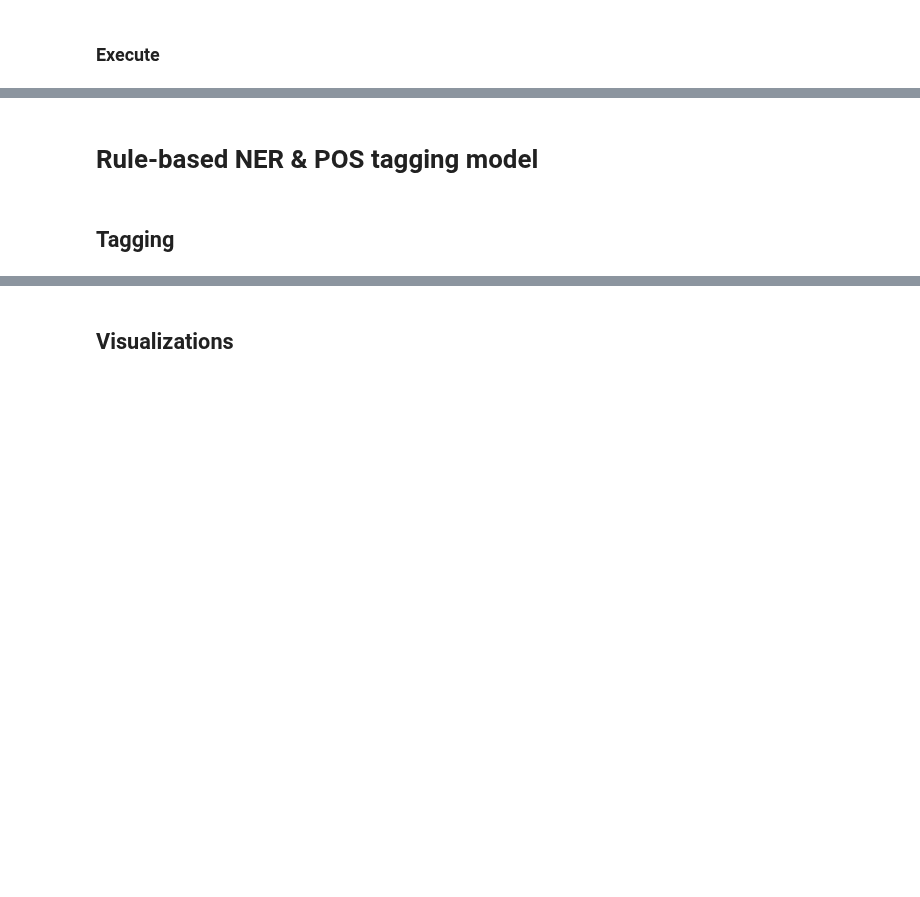
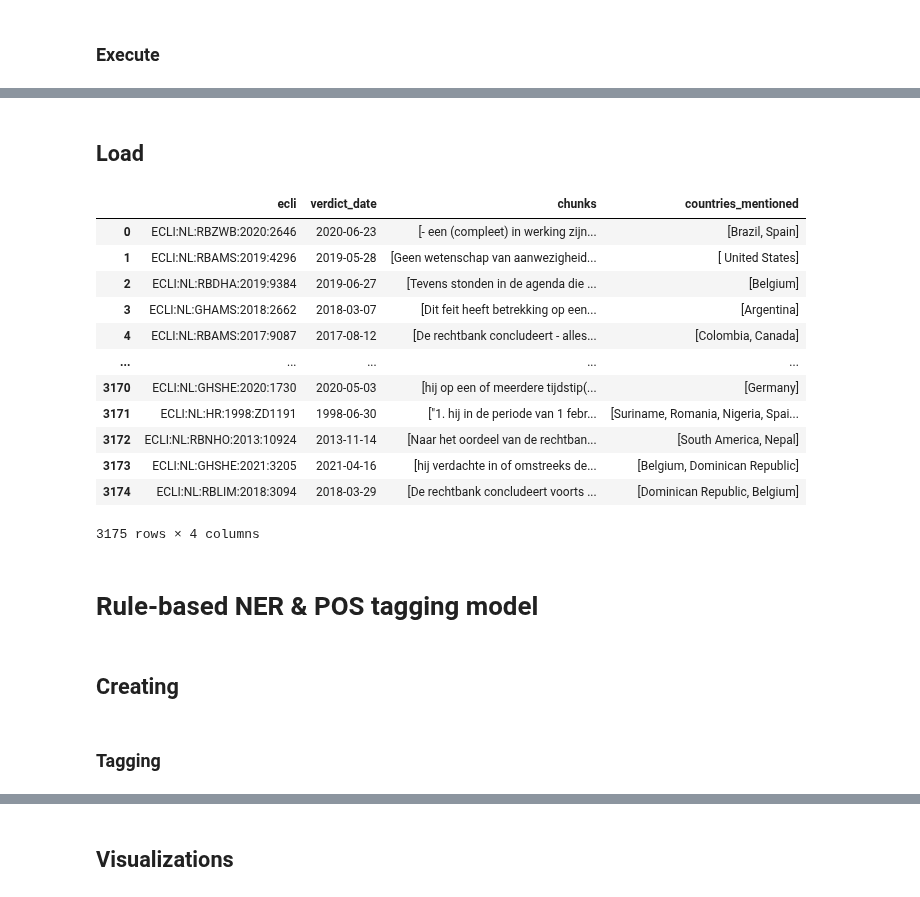
Before and after one commit to bloemetjesgordijn/Master-thesis, a Jupyter notebook: New.ipynb, the cells around one changed output, grey strips where cells are left out. Cells and saved outputs as stored; diff of their text form; code cells hidden in the pictures; blank space fills up the shorter version.

```diff
--- a/New.ipynb
+++ b/New.ipynb
@@ -354,0 +365,2 @@ Lenght of the resutling trafficking df: 2824
+# %% [markdown]
+## Load
@@ -355,7 +369,25 @@ Lenght of the resutling trafficking df: 2824
+# %%
+trafficking_df
+# %% [output]
+|  | ecli | verdict_date | chunks | countries_mentioned |
+| 0 | ECLI:NL:RBZWB:2020:2646 | 2020-06-23 | [- een (compleet) in werking zijn... | [Brazil, Spain] |
+| 1 | ECLI:NL:RBAMS:2019:4296 | 2019-05-28 | [Geen wetenschap van aanwezigheid... | [ United States] |
+| 2 | ECLI:NL:RBDHA:2019:9384 | 2019-06-27 | [Tevens stonden in de agenda die ... | [Belgium] |
+| 3 | ECLI:NL:GHAMS:2018:2662 | 2018-03-07 | [Dit feit heeft betrekking op een... | [Argentina] |
+| 4 | ECLI:NL:RBAMS:2017:9087 | 2017-08-12 | [De rechtbank concludeert - alles... | [Colombia, Canada] |
+| ... | ... | ... | ... | ... |
+| 3170 | ECLI:NL:GHSHE:2020:1730 | 2020-05-03 | [hij op een of meerdere tijdstip(... | [Germany] |
+| 3171 | ECLI:NL:HR:1998:ZD1191 | 1998-06-30 | ["1. hij in de periode van 1 febr... | [Suriname, Romania, Nigeria, Spai... |
+| 3172 | ECLI:NL:RBNHO:2013:10924 | 2013-11-14 | [Naar het oordeel van de rechtban... | [South America, Nepal] |
+| 3173 | ECLI:NL:GHSHE:2021:3205 | 2021-04-16 | [hij verdachte in of omstreeks de... | [Belgium, Dominican Republic] |
+| 3174 | ECLI:NL:RBLIM:2018:3094 | 2018-03-29 | [De rechtbank concludeert voorts ... | [Dominican Republic, Belgium] |
+3175 rows × 4 columns
 # %% [markdown]
 # Rule-based NER & POS tagging model
+# %% [markdown]
+## Creating
 # %% [markdown]
-## Tagging
+### Tagging
 # %%
 # Get linguistic distance between token a and token b. After iter 10 it is deemed a too far distance.
 def get_linguistic_distance(a, b):
```
Also changed, not shown: parts of 27 cells of this notebook, 5 other files.
